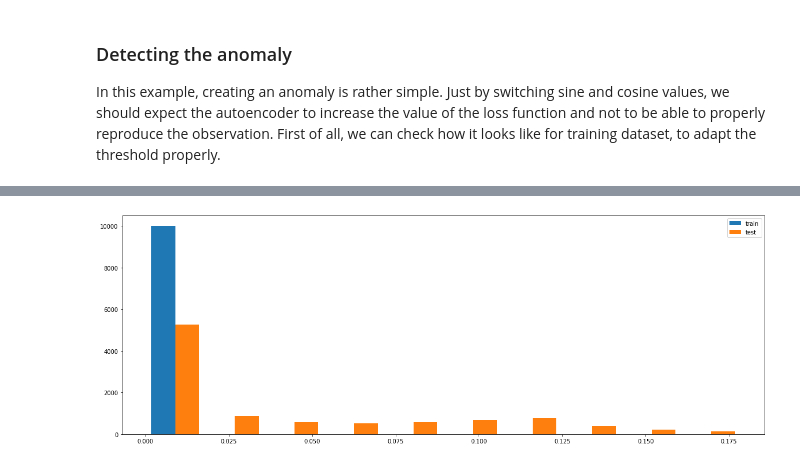
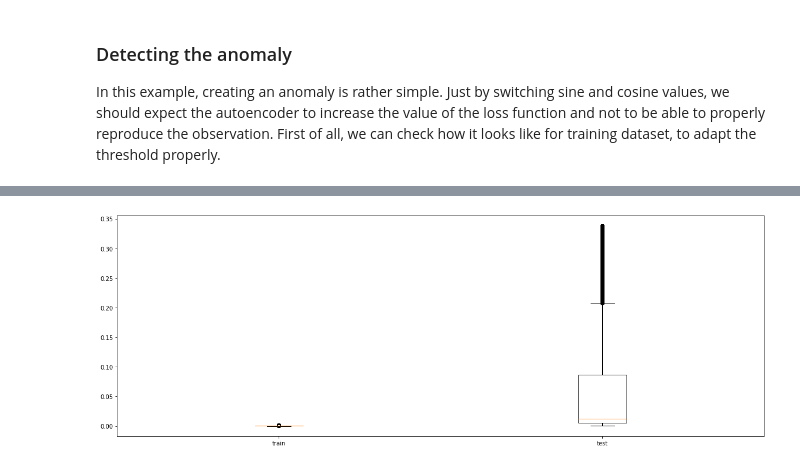
Before and after one commit to AndyB66/anomaly-detection-autoencoders, a Jupyter notebook: 02_autoencoders.ipynb, the cells around one changed output, grey strips where cells are left out. Drawn from its saved outputs; the diff is of its cells as text; code cells hidden in the pictures.

```diff
--- a/02_autoencoders.ipynb
+++ b/02_autoencoders.ipynb
@@ -32,6 +32,8 @@ nnv.NNV(layers, max_num_nodes_visible=8,
 
 In autoencoding problems, we choose one of the hidden layers, intended to represent a coding we're looking for. Instead of looking at the input and output, we pay most of the attention to the selected hidden layer.
 # %%
+plt.rcParams["figure.figsize"] = (20, 7)
+
 layers = [
     {"title":"input layer", "units": 7, "color": "navy"},
     {"title":"hidden 1", "units": 5},
@@ -216,7 +231,6 @@ anomalies_mse_df.describe()
 # %%
-plt.hist([mse, anomalies_mse],
-         label=["train", "test"])
-plt.legend(loc="upper right")
+plt.boxplot([mse, anomalies_mse],
+            labels=["train", "test"])
 plt.show()
 # %% [output]
-[figure, old version]
+[figure, new version]
```
Also changed, not shown: parts of 7 cells of this notebook, 5 other files.
